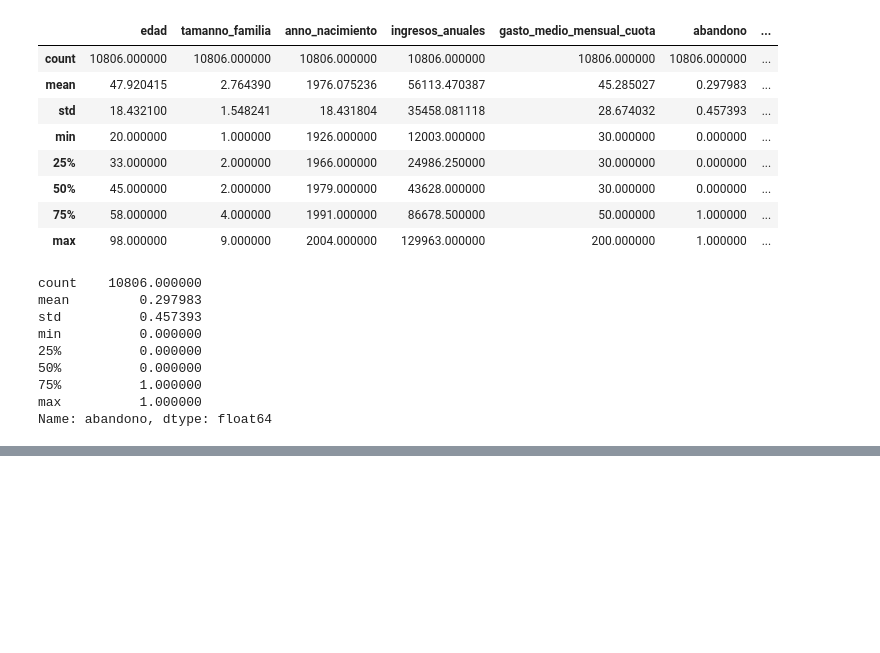
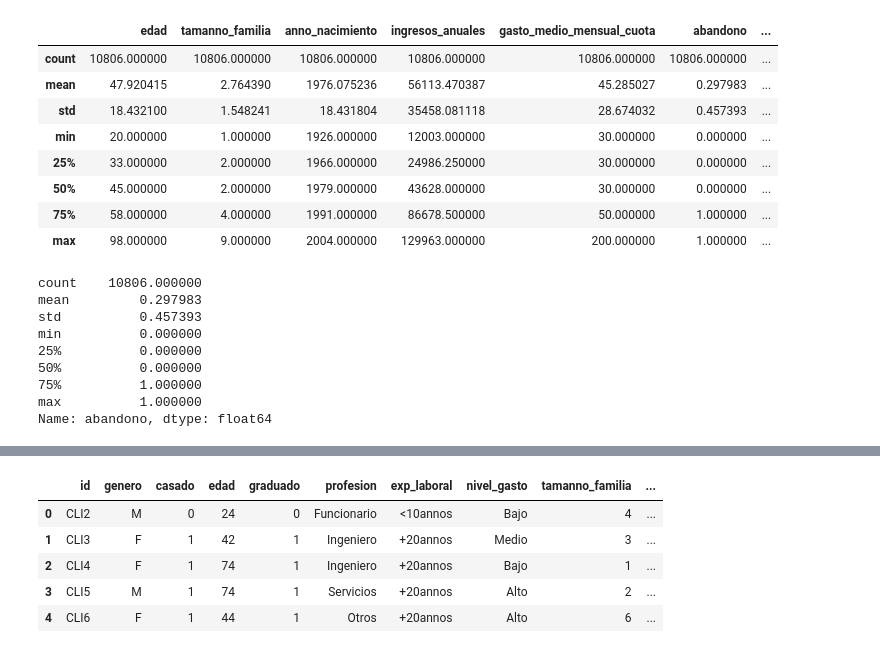
Before and after one commit to MiguelGG03/AprendizajeAutomatico_Caso5, a Jupyter notebook: videoYoutube.ipynb, the cells around one changed output, grey strips where cells are left out. Saved outputs shown, nothing was run; the diff lists cells and outputs as text; code cells hidden in the pictures; blank space fills up the shorter version.

```diff
--- a/videoYoutube.ipynb
+++ b/videoYoutube.ipynb
@@ -85,0 +144,3 @@ Name: abandono, dtype: float64
+# %%
+# Sustituir valores faltantes en la columna 'casado' con su moda
+data['casado'].fillna(value=casado_moda, inplace=True)
@@ -85,0 +154,3 @@ Name: abandono, dtype: float64
+# %%
+graduado_moda = data['graduado'].mode()[0]
+graduado_moda
@@ -85,0 +159,3 @@ Name: abandono, dtype: float64
+# %%
+# Sustituir valores faltantes en la columna 'graduado' con su moda
+data['graduado'].fillna(value=graduado_moda, inplace=True)
@@ -85,0 +169,15 @@ Name: abandono, dtype: float64
+# %%
+# Lista de columnas binarias identificadas por ti
+columnas_binarias = ['casado', 'graduado']  # Modifica según sea necesario
+
+# Sustituir 'Si' por 1 y 'No' por 0 en las columnas binarias
+data[columnas_binarias] = data[columnas_binarias].replace({'Si': 1, 'No': 0})
+# %%
+data.head()
+# %% [output]
+|  | id | genero | casado | edad | graduado | profesion | exp_laboral | nivel_gasto | tamanno_familia | ... |
+| 0 | CLI2 | M | 0 | 24 | 0 | Funcionario | <10annos | Bajo | 4 | ... |
+| 1 | CLI3 | F | 1 | 42 | 1 | Ingeniero | +20annos | Medio | 3 | ... |
+| 2 | CLI4 | F | 1 | 74 | 1 | Ingeniero | +20annos | Bajo | 1 | ... |
+| 3 | CLI5 | M | 1 | 74 | 1 | Servicios | +20annos | Alto | 2 | ... |
+| 4 | CLI6 | F | 1 | 44 | 1 | Otros | +20annos | Alto | 6 | ... |
```
Also changed, not shown: parts of 21 cells of this notebook, 2 other files.
